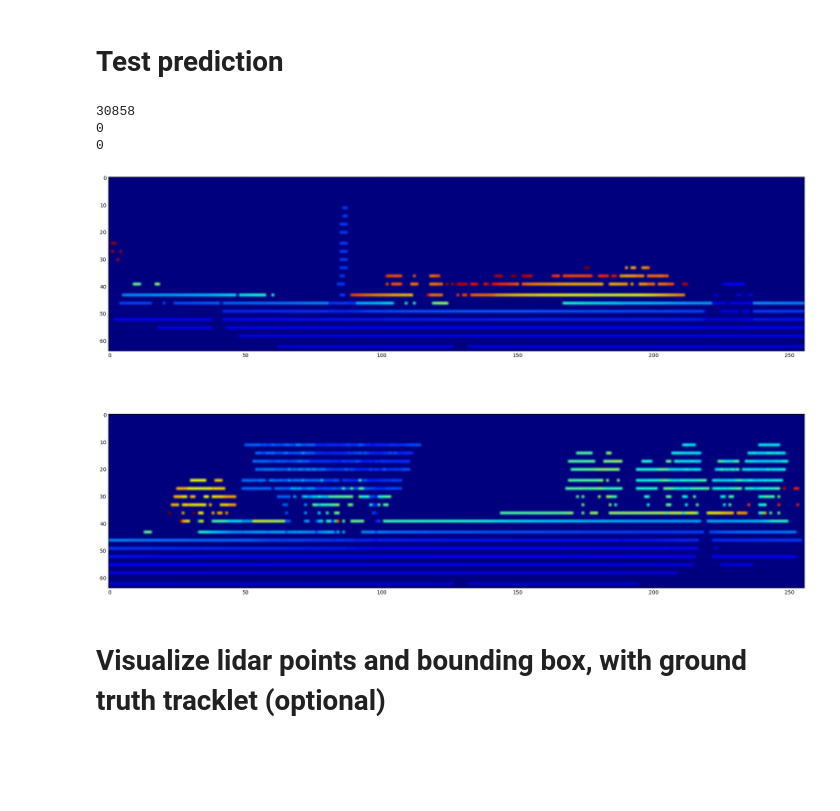
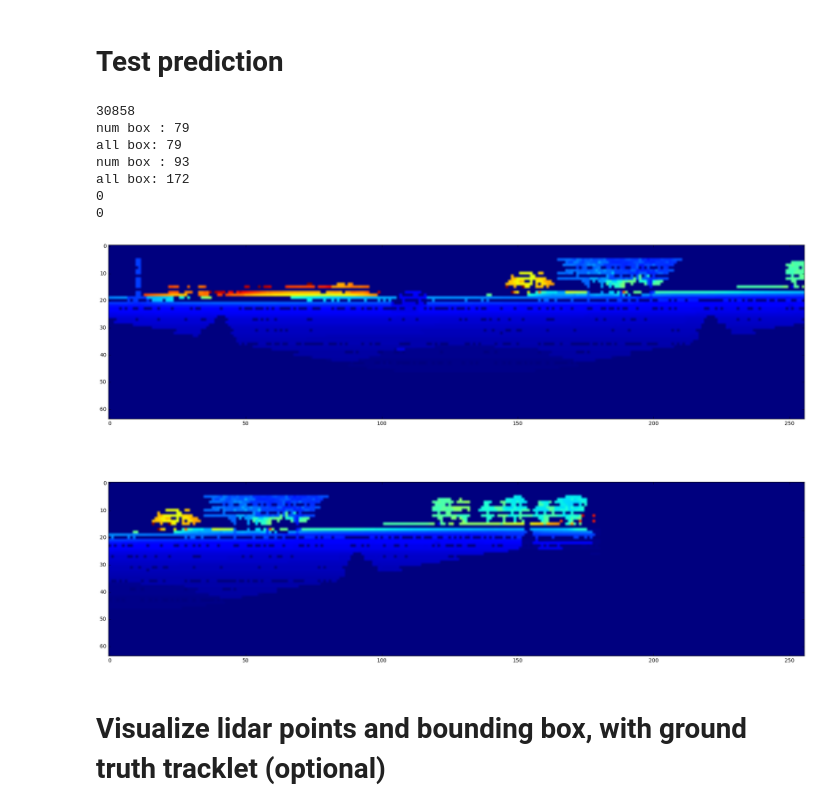
Before and after one commit to hb0702/Didi_challenge_2017_Python, a Jupyter notebook: generate_tracklet.ipynb, the cells around one changed output. Drawn from its saved outputs; the diff is of its cells as text; code cells hidden in the pictures; blank space fills up the shorter version.

```diff
--- a/generate_tracklet.ipynb
+++ b/generate_tracklet.ipynb
@@ -23,10 +25,10 @@ import mayavi.mlab
 # %%
 
 # CS's model
-#model = load_model('saved_model/cs_model_May_29_epoch_180.h5')
+model = load_model('saved_model/cs_model_May_29_epoch_180.h5')
 
 # Minh's model
-model = load_model('saved_model/model_May_29_450_76.h5')
+#model = load_model('saved_model/model_May_29_450_76.h5')
 # %% [output]
 [<tf.Tensor 'gradients/split_1_grad/concat:0' shape=(?, 64, 256, 8) dtype=float32>, None, None]
 # %% [markdown]
@@ -43,9 +45,9 @@ def predict_boxes_(model, lidar,
     hor_fov_arr = []
     h_res = 0.0
     if num_hor_seg == 2:
-        hor_fov_arr.append([-180.,0.])
+        hor_fov_arr.append([-130.,42.])
         hor_fov_arr.append([0.,180.])
-        h_res = 0.703125
+        h_res = 1.#0.703125
     elif num_hor_seg == 4:
         hor_fov_arr.append([-180.,-90.])
         hor_fov_arr.append([-90.,0.])
@@ -139,23 +141,27 @@ def predict_boxes_(model, lidar,
 # %%
 
 lidar = np.load('test_data/19_f2/lidar_239.npy')
 print(len(lidar))
 
 cluster_boxes = []
 all_boxes = []
 
-all_boxes1, cluster_boxes1 = predict_boxes_(model, lidar, cluster = True,
+all_boxes, cluster_boxes = predict_boxes_(model, lidar, cluster = True,
                                             seg_thres=0.5, cluster_dist = 0.7, min_dist = 1.5, neigbor_thres = 3,
-                                            ver_fov=(-24.4, 15.), v_res=0.42,
+                                            ver_fov=(-24.4, 15.), v_res=1,
                                             num_hor_seg=2, # only 2 or 4
                                             visualize=True)
 print(len(all_boxes))
 print(len(cluster_boxes))
 # %% [output]
 30858
+num box : 79
+all box: 79
+num box : 93
+all box: 172
 0
 0
-[figure, old version]
+[figure, new version]
 # %% [markdown]
 # Visualize lidar points and bounding box, with ground truth tracklet (optional)
 # %%
```
Also changed, not shown: parts of 3 cells of this notebook.
